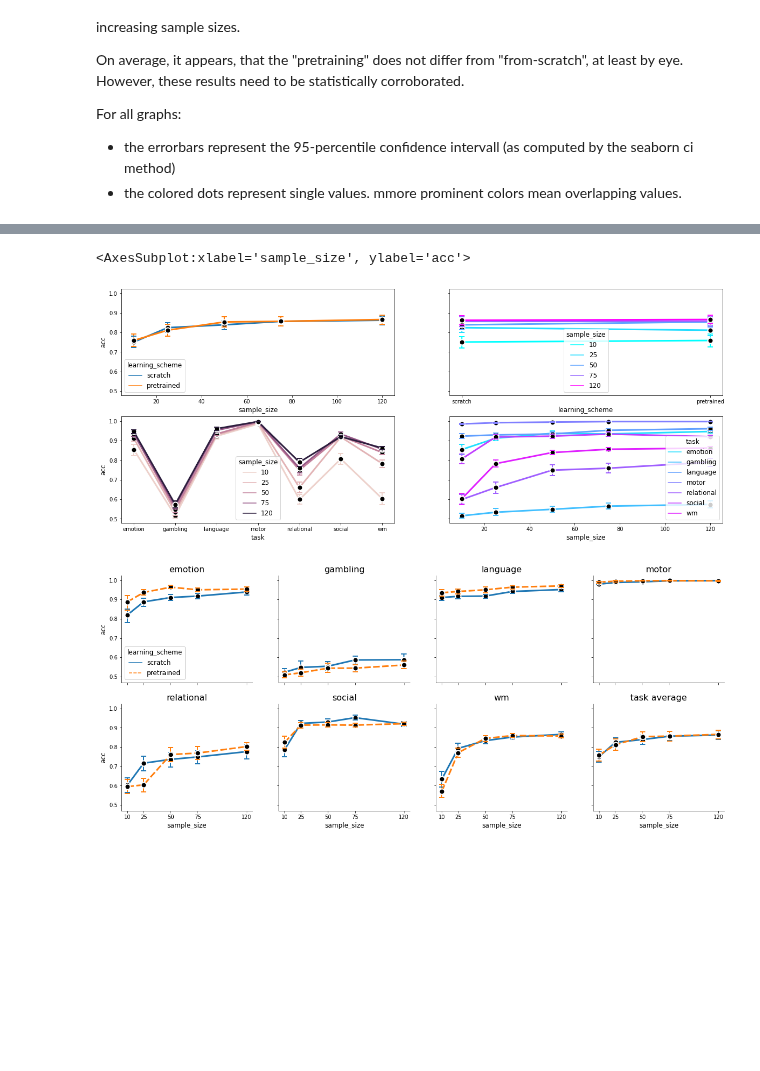
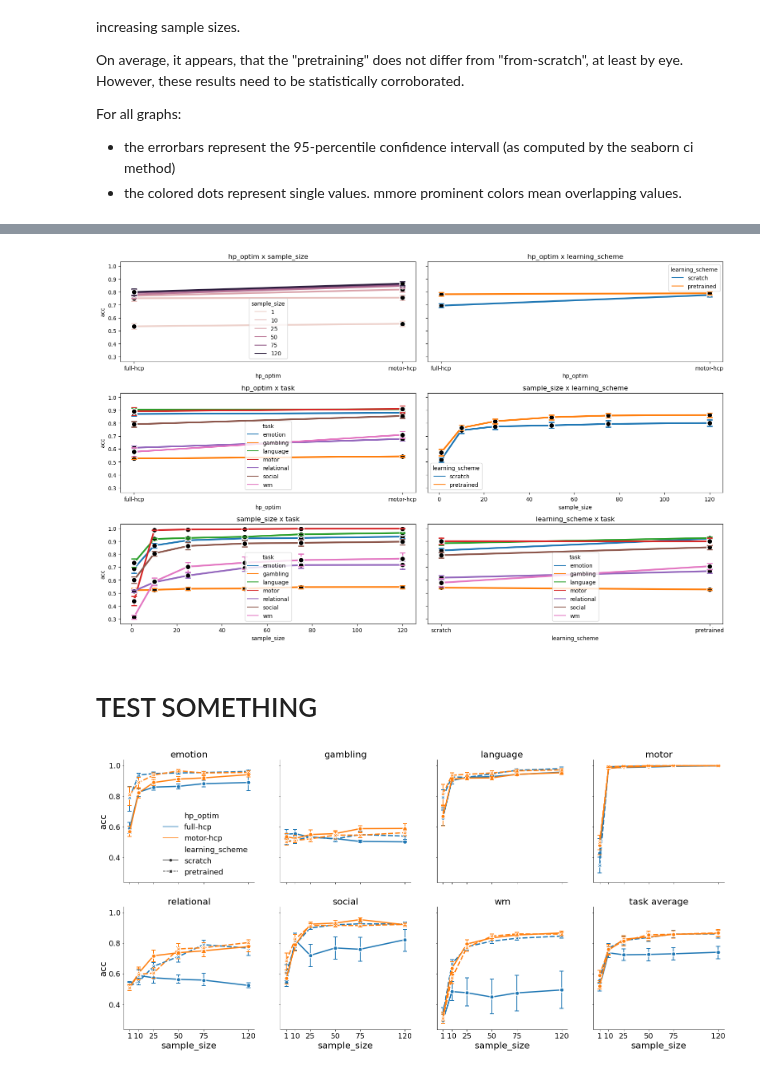
Before and after one commit to PhilippS893/thesis_code_and_analyses, a Jupyter notebook: 04_transfer_learning/analyse_tl.ipynb, the cells around one changed output, grey strips where cells are left out. Cells and saved outputs as stored; diff of their text form; code cells hidden in the pictures; blank space fills up the shorter version.

```diff
--- a/04_transfer_learning/analyse_tl.ipynb
+++ b/04_transfer_learning/analyse_tl.ipynb
@@ -256,11 +231,15 @@ fig.tight_layout()
 # %%
+best_fold = [1, 3, 9, 9, 7, 3, 0]
+
 # confusion matrices for the best performing fold
 fig, axes = plt.subplots(2, 4, figsize=(20,20))
 fig.axes[-1].remove()
 # compute and plot confusion matrices
 for i, ax in enumerate(axes.flat[:-1]):
-    df = stats[target_task[i]][best_fold[target_task[i]]]
+    df = stats[target_task[i]][best_fold[i]]
     _ = confusion_matrix(df["real"], df["predicted"], df.columns[:-2], ax=ax)
     ax.set_title(f'without {target_task[i]}')
 
 fig.tight_layout()
+
+plt.savefig('figures/conf-mats-best-folds.pdf', facecolor=fig.get_facecolor(), transparent=True)
@@ -306,7 +254,7 @@ for t, task in enumerate(target_task):
 target_task = sorted(["motor", "wm", "emotion", "social", "relational", "gambling", "language"])
 #target_task = ["motor", "wm"]
 training_approach = ["scratch", "pretrained"]
-sample_sizes = [10, 25, 50, 75, 120]
+sample_sizes = [1, 10, 25, 50, 75, 120]
 
 accs = np.zeros((20, len(target_task)*len(training_approach)*len(sample_sizes)))
 column_names = []
@@ -321,8 +269,7 @@ for t, task in enumerate(target_task):
 
         for s, size in enumerate(sample_sizes):
 
-            folds = sorted(glob.glob(os.path.join("./models/", f"*{approach}", f"*{task}*{size}*")))
-
+            folds = sorted(glob.glob(os.path.join("./models/", f"*{approach}", f"*{task}_*{size}_*")))
             for f, fold in enumerate(folds):
 
                 if not os.path.isfile(os.path.join(fold, "test_stats.csv")):
@@ -339,6 +286,10 @@ for t, task in enumerate(target_task):
 
 spss_df = pd.DataFrame(accs.tolist(), columns=column_names)
 spss_df.to_csv("./stats/accs_for_spss.csv", index=False)
+
+spss_df_arcsin = spss_df.copy()
+spss_df_arcsin = np.arcsin(spss_df_arcsin)
+spss_df_arcsin.to_csv("./stats/accs_for_spss_arcsin.csv", index=False)
 # %% [markdown]
 ### Show some main effects
 # %% [markdown]
@@ -397,0 +353,8 @@ axes[2].spines['top'].set_visible(False), axes[1].spines['right'].set_visible(Fa
+# %%
+from itertools import combinations
+
+# factors are hp_optim, sample_size, learning_scheme, task
+factors = ["hp_optim", "sample_size", "learning_scheme", "task"]
+
+combs = list(combinations(factors, 2))
+combs
@@ -398,24 +372,18 @@ axes[2].spines['top'].set_visible(False), axes[1].spines['right'].set_visible(Fa
 # %%
 # 2-way interaction plots
-fig, axes = plt.subplots(2, 2, figsize=(20,8), sharey=True)
-sns.lineplot(data=full, x='sample_size', y="acc", hue='learning_scheme', ax=axes[0,0],
-             marker='o', linewidth=3, markeredgewidth=2, markeredgecolor='white', markerfacecolor='black', markersize=10, errorbar=("ci", 95),
-             err_style="bars", err_kws={'capsize': 5, 'elinewidth': 2, 'capthick': 2})
-sns.lineplot(data=full, x='learning_scheme', y="acc", hue='sample_size', ax=axes[0,1],
-             marker='o', linewidth=3, markeredgewidth=2, markeredgecolor='white', markerfacecolor='black', markersize=10, errorbar=("ci", 95),
-             err_style="bars", err_kws={'capsize': 5, 'elinewidth': 2, 'capthick': 2}, palette="cool")
+fig, axes = plt.subplots(3, 2, figsize=(16,10), sharey=True)
+axes = axes.flatten()
+for i in range(len(combs)):
+    sns.lineplot(data=full, x=combs[i][0], y="acc", hue=combs[i][1], ax=axes[i],
+                 marker='o', linewidth=3, markeredgewidth=2, markeredgecolor='white', markerfacecolor='black', markersize=10, errorbar=("ci", 95),
+                 err_style="bars", err_kws={'capsize': 5, 'elinewidth': 2, 'capthick': 2})
+    axes[i].set_title(f"{combs[i][0]} x {combs[i][1]}")
 
-sns.lineplot(data=full, x='task', y="acc", hue='sample_size', ax=axes[1,0],
-             marker='o', linewidth=3, markeredgewidth=2, markeredgecolor='white', markerfacecolor='black', markersize=10, errorbar=("ci", 95),
-             err_style="bars", err_kws={'capsize': 5, 'elinewidth': 2, 'capthick': 2})
-sns.lineplot(data=full, x='sample_size', y="acc", hue='task', ax=axes[1,1],
-             marker='o', linewidth=3, markeredgewidth=2, markeredgecolor='white', markerfacecolor='black', markersize=10, errorbar=("ci", 95),
-             err_style="bars", err_kws={'capsize': 5, 'elinewidth': 2, 'capthick': 2}, palette="cool")
+fig.tight_layout()
 # %% [output]
-<AxesSubplot:xlabel='sample_size', ylabel='acc'>
-[figure, old version]
+[figure, new version]
 # %%
-fig, axes = plt.subplots(2, 4, figsize=(20, 8), sharex=True, sharey=True)
+fig, axes = plt.subplots(2, 4, figsize=(26, 12), sharex=True, sharey=True)
 for i, ax, in enumerate(fig.axes[:-1]):
     if i == 0:
         plt_legend=True
@@ -435,5 +403,5 @@ sns.lineplot(ax=fig.axes[-1], data=full, y='acc', x='sample_size', hue='learning
 fig.axes[-1].set_xticks(sample_sizes)
 fig.axes[-1].spines['top'].set_visible(False), fig.axes[-1].spines['right'].set_visible(False);
 fig.axes[-1].set_title('task average');
-# %% [output]
-[figure, removed]
+# %% [markdown]
+# TEST SOMETHING
@@ -439,0 +462,27 @@ fig.axes[-1].set_title('task average');
+# %%
+fig, axes = plt.subplots(2, 4, figsize=(26, 12), sharex=True, sharey=True)
+for i, ax, in enumerate(fig.axes[:-1]):
+    if i == 0:
+        plt_legend=True
+    else:
+        plt_legend=False
+
+    sns.lineplot(ax=ax, data=full[full.task==target_task[i]], x='sample_size', y="acc", hue='hp_optim', style='learning_scheme',
+                markers=True, linewidth=3, markeredgewidth=2, markeredgecolor='white', markersize=10, errorbar=("ci", 95), n_boot=5000,
+                err_style="bars", err_kws={'capsize': 5, 'elinewidth': 2, 'capthick': 2}, legend=plt_legend)
+
+    ax.spines['top'].set_visible(False), ax.spines['right'].set_visible(False);
+    ax.set_title(target_task[i])
+    if i == 0:
+        ax.legend(frameon=False)
+
+sns.lineplot(ax=fig.axes[-1], data=full, y='acc', x='sample_size', hue='hp_optim', style='learning_scheme',
+            marker='o', linewidth=3, markeredgewidth=2, markeredgecolor='white', markersize=10,
+            err_style="bars", err_kws={'capsize': 5, 'elinewidth': 2, 'capthick': 2}, legend=plt_legend, errorbar=("ci", 95), n_boot=5000)
+fig.axes[-1].set_xticks(sample_sizes)
+fig.axes[-1].spines['top'].set_visible(False), fig.axes[-1].spines['right'].set_visible(False);
+fig.axes[-1].set_title('task average');
+
+plt.savefig('figures/conf-mats-best-folds.pdf', facecolor=fig.get_facecolor(), transparent=True)
+# %% [output]
+[figure, added]
```
Also changed, not shown: parts of 17 cells of this notebook, 35 other files.
